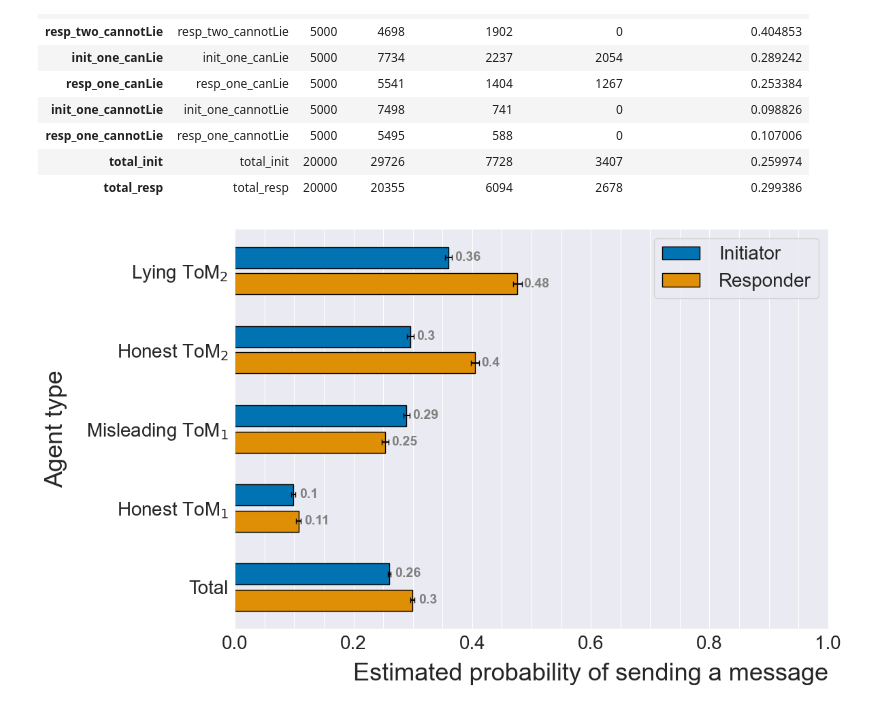
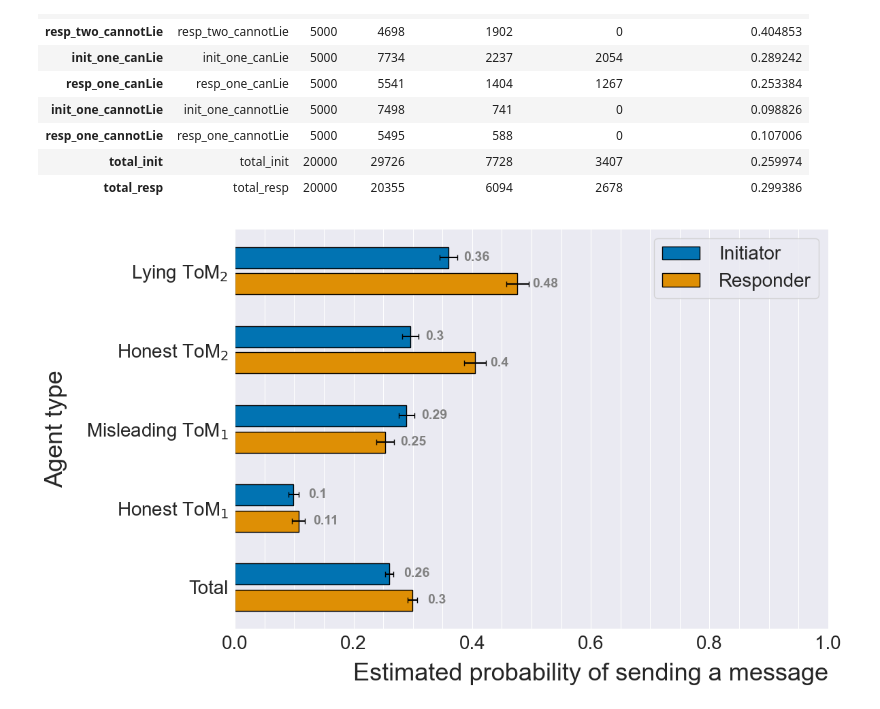
Before and after one commit to SverreBr/MasterThesis, a Jupyter notebook: py_src/expDetermineProbCompare.ipynb, the cells around one changed output. Drawn from its saved outputs; the diff is of its cells as text; code cells hidden in the pictures.

```diff
--- a/py_src/expDetermineProbCompare.ipynb
+++ b/py_src/expDetermineProbCompare.ipynb
@@ -98,14 +98,16 @@ def make_plot(data):
     fig, ax = plt.subplots(figsize = FIG_SIZE)
 
     names = data.index
-    xerrs = [np.sqrt((p * (1 - p)) / n) for p, n in df_results[["percentage_send_messages", "nr_offers"]].values]
+    confidence = 1 - (0.05 / 10) / 2
+    z_score = stats.norm.ppf(confidence)
+    xerrs = [z_score * np.sqrt((p * (1 - p)) / n) for p, n in df_results[["percentage_send_messages", "nr_offers"]].values]
     print(xerrs)
 
     ax.barh(names, data["percentage_send_messages"], edgecolor="black", color=INIT_COL, xerr=xerrs, capsize=3)
 
     # Add annotation to bars
     for i in ax.patches:
-        plt.text(i.get_width()+0.01, i.get_y()+0.45,
+        plt.text(i.get_width()+0.02, i.get_y()+0.45,
                 str(round((i.get_width()), 2)),
                 fontsize = VALUE_SIZE, fontweight ='bold',
                 color ='grey')
@@ -210,16 +212,19 @@ def make_plot(data):
 
     pos = [0, 1, 3, 4, 6, 7, 9, 10, 12, 13]
     names = data.index
+    confidence = 1 - (0.05 / 5) / 2
+    z_score = stats.norm.ppf(confidence)
 
     for idx, name in enumerate(names):
         color = INIT_COL if (name.find("init") >= 0) else RESP_COL
         p = data["percentage_send_messages"].loc[name]
-        xerr = np.sqrt((p * (1 - p)) / data["nr_offers"].loc[name])
+
+        xerr = z_score * np.sqrt((p * (1 - p)) / data["nr_offers"].loc[name])
         ax.barh(pos[idx], p, color=color, edgecolor="black", xerr=xerr, capsize=3)
 
     # Add annotation to bars
     for i in ax.patches:
-        plt.text(i.get_width()+0.01, i.get_y()+0.52,
+        plt.text(i.get_width()+0.025, i.get_y()+0.52,
                 str(round((i.get_width()), 2)),
                 fontsize = VALUE_SIZE, fontweight ='bold',
                 color ='grey')
@@ -231,31 +236,31 @@ def make_plot(data):
 
     y_ticks = []
     for i in range(0, len(pos),2):
         y_ticks.append((pos[i] + pos[i+1]) / 2)
     y_labels = [r"Lying ToM$_2$",
                 r"Honest ToM$_2$",
                 r"Misleading ToM$_1$",
                 r"Honest ToM$_1$",
                 "Total"]
 
     ax.set_yticks(y_ticks)
     ax.set_yticklabels(y_labels)
     ax.tick_params(axis='both', labelsize=TICK_SIZE)
 
     ax.invert_yaxis()
     ax.legend((mpatches.Patch(facecolor=INIT_COL, edgecolor='black', label="Initiator"),
             mpatches.Patch(facecolor=RESP_COL, edgecolor='black', label="Responder")),
               ("Initiator" , "Responder"), fontsize=TICK_SIZE, ncol=1, fancybox=True, loc="upper right",
               handletextpad=1)
 
     ax.set_ylabel("Agent type", fontsize=LABEL_SIZE, labelpad=20)
     ax.set_xlabel("Estimated probability of sending a message", fontsize=LABEL_SIZE, loc="right", labelpad=10)
 
     fig.tight_layout()
     plt.minorticks_on()
 
 
 make_plot(df_results_sep)
 plt.savefig(figure_path + "barplot_separate.pdf")
 # %% [output]
-[figure, old version]
+[figure, new version]
```
Also changed, not shown: parts of 1 cell of this notebook, 16 other files.
